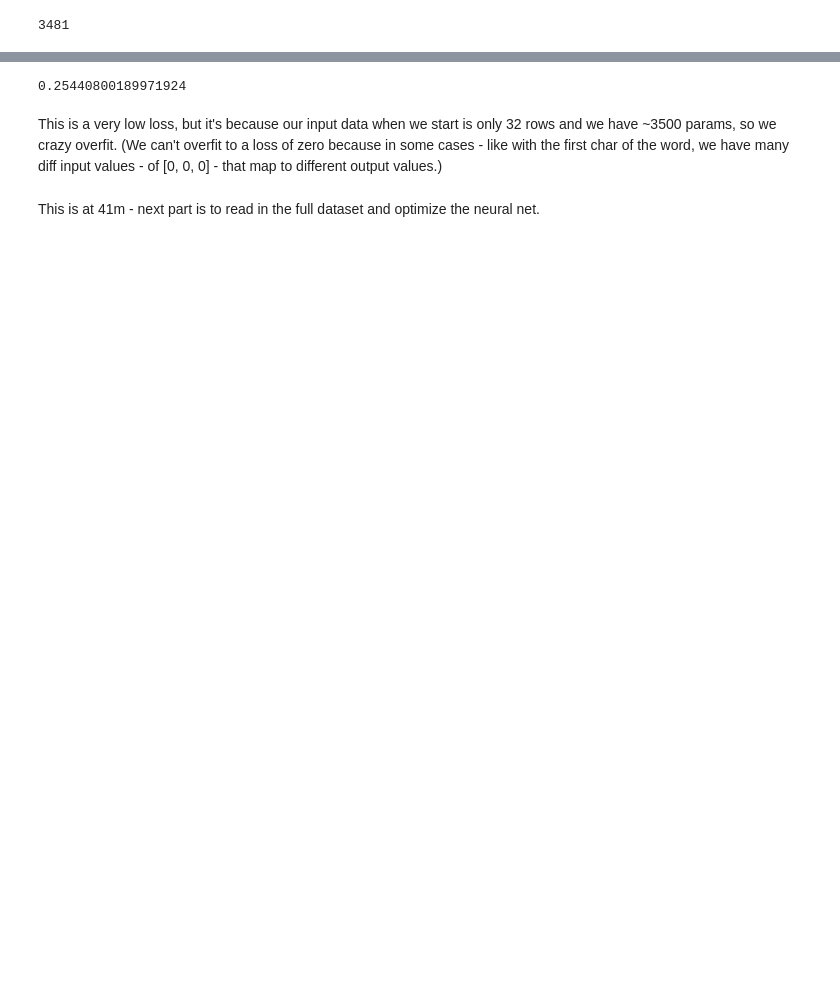
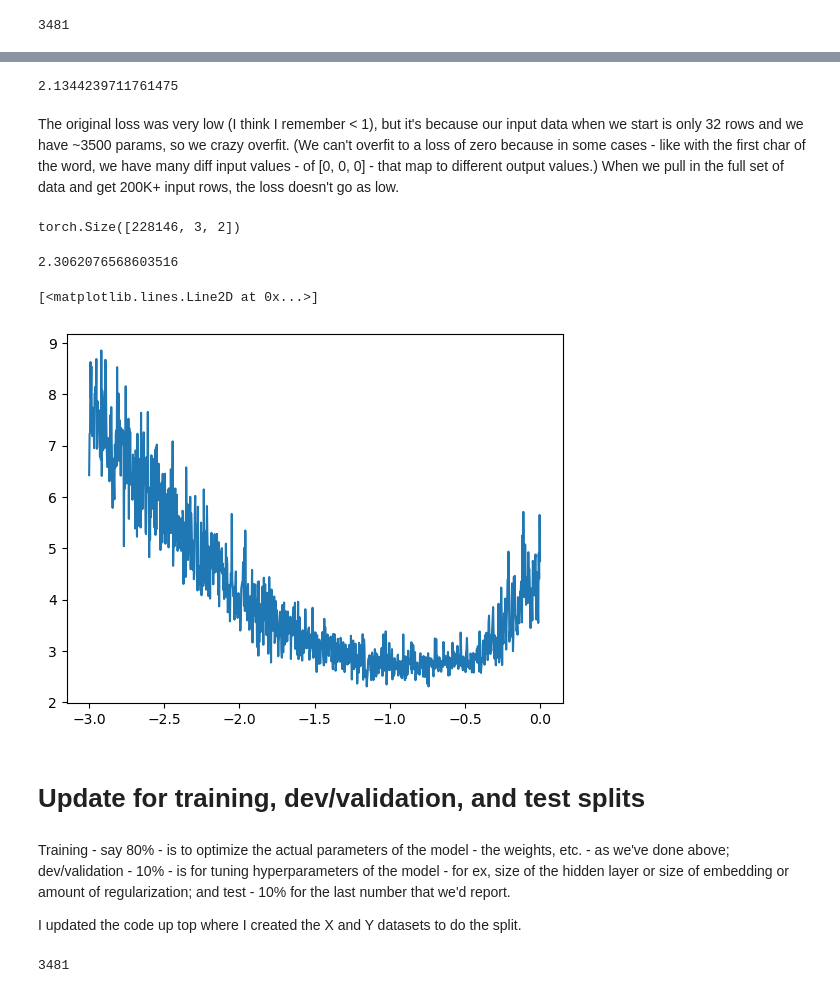
Before and after one commit to aenfield/makemore, a Jupyter notebook: my_makemore_mlp.ipynb, the cells around one changed output, grey strips where cells are left out. Drawn from its saved outputs; the diff is of its cells as text; code cells hidden in the pictures; blank space fills up the shorter version.

```diff
--- a/my_makemore_mlp.ipynb
+++ b/my_makemore_mlp.ipynb
@@ -371,25 +409,76 @@ The cross_entropy fuinction used below replaces the manual calc of probabilities
 # %%
 for p in parameters:
     p.requires_grad = True
+# %%
+# we want to try diff learning rates - we want more granularity at
+# small rates and less at the top, so instead of just using linspace
+# directly, we'll use linspace to get a linea set of numbers and then
+# use those numbers as exponents, to get the difference in granularity
+# we want (this is to get the best rate to train normally - diff from
+# 'learning rate decay' where we finish things out with a smaller
+# learning rate than we use normally)
+lre = torch.linspace(-3, 0, 1000)
+lrs = 10**lre
 # %%
-for _ in range(1000):
+lri = []
+lossi = []
+
+for i in range(1000):
+
+    # if using minibatches/not training each iteration on the full 200K+ dataset
+    minibatch_size = 64
+    ix = torch.randint(0, X.shape[0], (minibatch_size,))
+
     # forward pass
-    emb = C[X] # 32, 3, 2
+    emb = C[X[ix]] # 32, 3, 2 # w/ minibatch
+    # emb = C[X] # 32, 3, 2 - w/o minibatch
     h = torch.tanh(emb.view(-1, 6) @ W1 + b1) # 32, 100
     logits = h @ W2 + b2 # 32, 27
-    loss = F.cross_entropy(logits, Y)
+    loss = F.cross_entropy(logits, Y[ix]) # with minibatch
+    #loss = F.cross_entropy(logits, Y) # w/o minibatch
+    #print(loss.item())
+
     # backward pass
     for p in parameters:
         p.grad = None
     loss.backward()
+
     # update
+    #lr = lrs[i] # pull from our changing learning rate array, starts low and gets bigger
+    lr = 0.1
     for p in parameters:
-        p.data += -0.1 * p.grad
+        p.data += -lr * p.grad
 
-loss.item()
+    # track stats
+    lri.append(lre[i])
+    lossi.append(loss.item())
+
+print(loss.item()) # loss for just the last minibatch
 # %% [output]
-0.25440800189971924
+2.1344239711761475
 # %% [markdown]
-This is a very low loss, but it's because our input data when we start is only 32 rows and we have ~3500 params, so we crazy overfit. (We can't overfit to a loss of zero because in some cases - like with the first char of the word, we have many diff input values - of [0, 0, 0] - that map to different output values.)
+The original loss was very low (I think I remember < 1), but it's because our input data when we start is only 32 rows and we have ~3500 params, so we crazy overfit. (We can't overfit to a loss of zero because in some cases - like with the first char of the word, we have many diff input values - of [0, 0, 0] - that map to different output values.) When we pull in the full set of data and get 200K+ input rows, the loss doesn't go as low.
-# %% [markdown]
-This is at 41m - next part is to read in the full dataset and optimize the neural net.
+# %%
+# what's the loss on the whole dataset? formulas are the same, just
+# the data fed to the first layer and the number of Y vals matches
+emb = C[X] # no longer a 32 row minibatch
+print(emb.size())
+h = torch.tanh(emb.view(-1, 6) @ W1 + b1) # 32, 100
+logits = h @ W2 + b2 # 32, 27
+loss_full_dataset = F.cross_entropy(logits, Y)
+loss_full_dataset.item()
+# %% [output]
+torch.Size([228146, 3, 2])
+2.3062076568603516
+# %%
+# doesn't work unless stats stuff above is uncommented
+plt.plot(lri, lossi)
+# %% [output]
+[<matplotlib.lines.Line2D at 0x...>]
+[figure, added]
+# %% [markdown]
+# Update for training, dev/validation, and test splits
+# %% [markdown]
+Training - say 80% - is to optimize the actual parameters of the model - the weights, etc. - as we've done above; dev/validation - 10% - is for tuning hyperparameters of the model - for ex, size of the hidden layer or size of embedding or amount of regularization; and test - 10% for the last number that we'd report.
+
+I updated the code up top where I created the X and Y datasets to do the split.
@@ -395,0 +496,5 @@ This is at 41m - next part is to read in the full dataset and optimize the neura
+# %%
+# how many total parameters are we finding?
+sum(p.nelement() for p in parameters)
+# %% [output]
+3481
```
Also changed, not shown: parts of 29 cells of this notebook.
